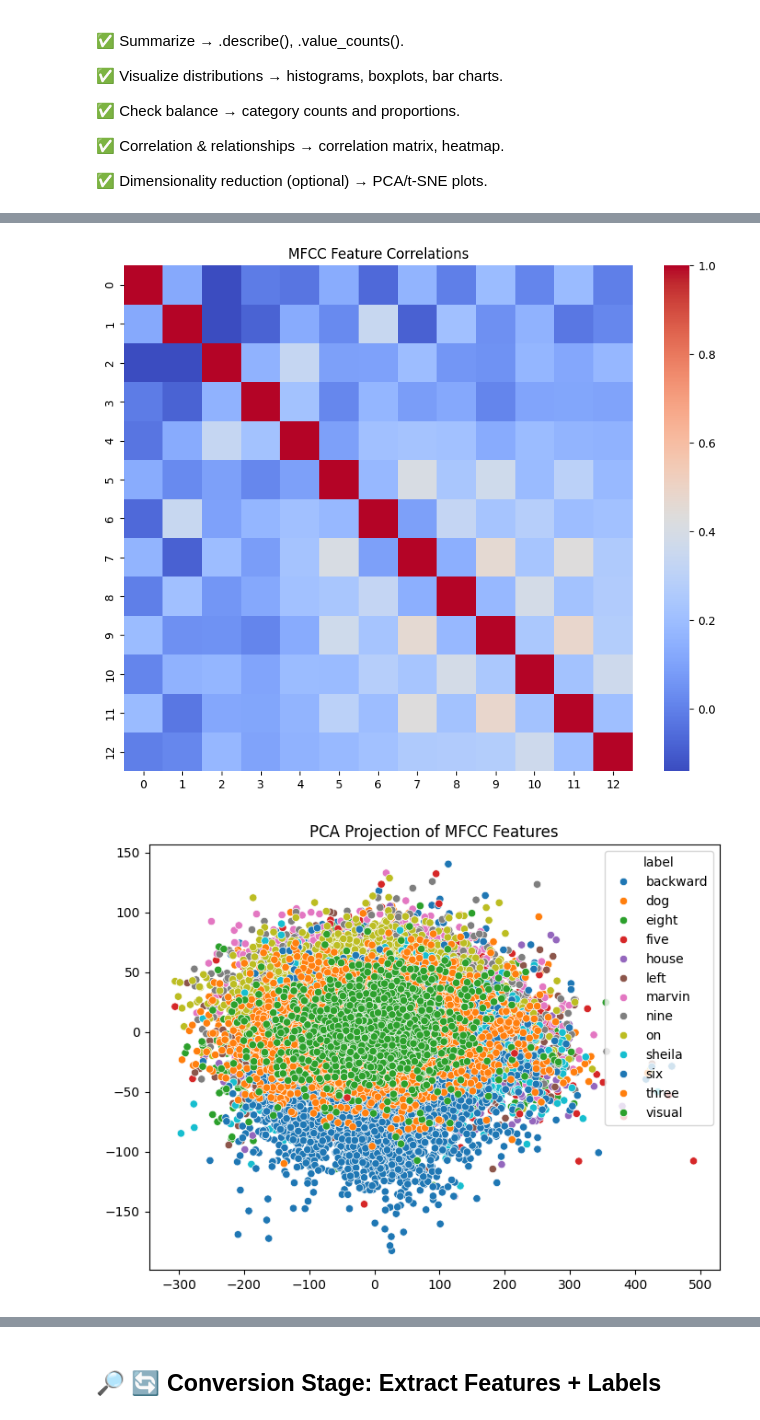
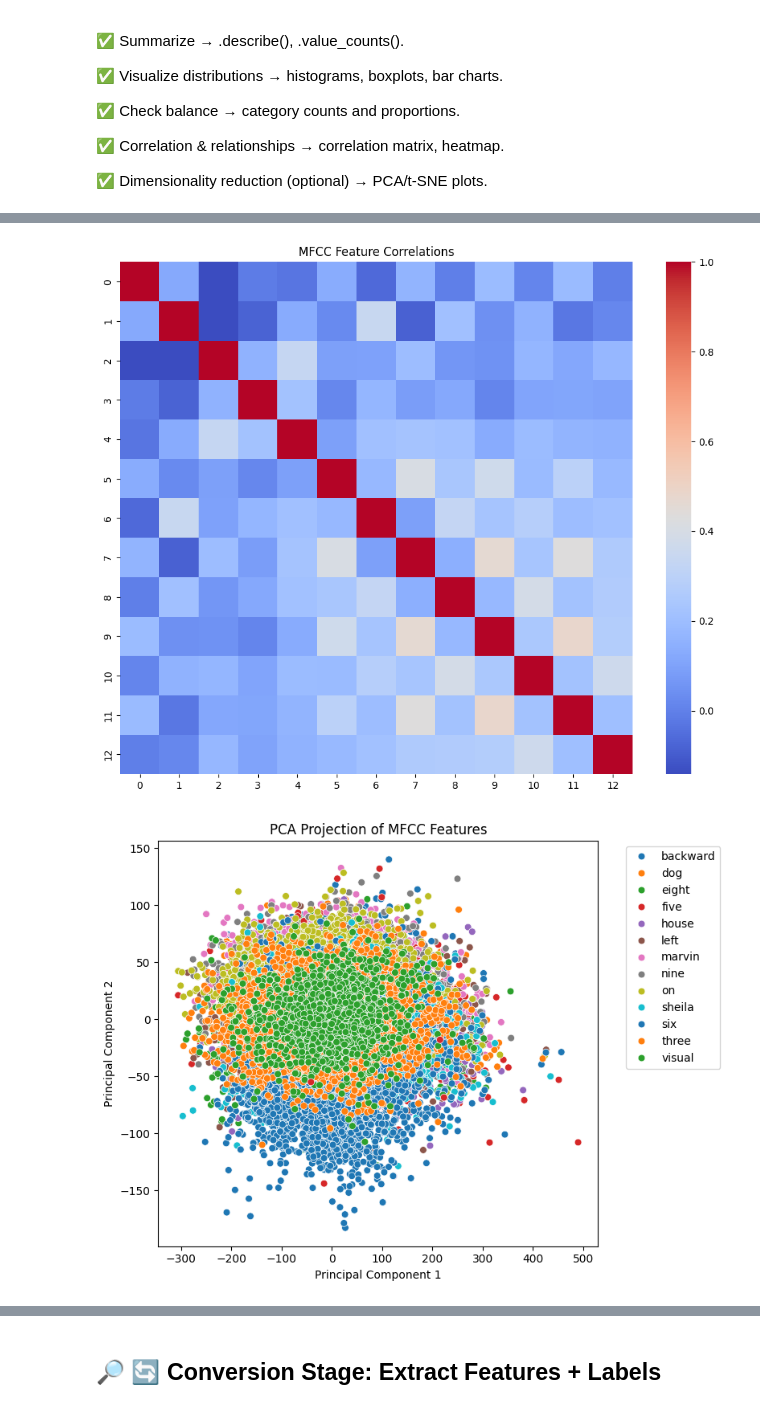
Before and after one commit to CYBERGOLD-D/Voice_Text_AI_Classifier, a Jupyter notebook: Audio_Text_CC_Full.ipynb, the cells around one changed output, grey strips where cells are left out. Cells and saved outputs as stored; diff of their text form; code cells hidden in the pictures.

Commit message:
Finalized project for deployment

```diff
--- a/Audio_Text_CC_Full.ipynb
+++ b/Audio_Text_CC_Full.ipynb
@@ -216,7 +237,10 @@ None
 # %%
-# Load validation list text file
-val_path = os.path.join(data_dir, "validation_list.txt")
+import os
 
+# Path to your validation list file
+val_path = r"C:\Users\everm\Documents_Local\Voice_Text_AI_Classifier\Datasets\validation_list.txt"
+
+# Read the file line by line
 with open(val_path, "r") as f:
     validation_files = f.read().splitlines()
 
@@ -254,7 +364,7 @@ import pandas as pd
 from tqdm import tqdm   # progress bar
 
 # Path to dataset
-data_dir = r"C:\Users\everm\OneDrive\Documents\OD_AL_ML_Capstone_project\Datasets"
+data_dir = r"C:\Users\everm\Documents_Local\Voice_Text_AI_Classifier\Datasets"
 
 # Audio folders only (skip CSV and TXT files)
 audio_folders = [
@@ -422,7 +535,8 @@ import numpy as np
 import pandas as pd
 from tqdm import tqdm  # progress bar
 
-data_dir = r"C:\Users\everm\OneDrive\Documents\OD_AL_ML_Capstone_project\Datasets"
+# Path to dataset
+data_dir = r"C:\Users\everm\Documents_Local\Voice_Text_AI_Classifier\Datasets"
 
 # Load validation list
 val_path = os.path.join(data_dir, "validation_list.txt")
@@ -594,29 +844,47 @@ Name: proportion, dtype: float64
 # %%
-# Correlation and Relationships: Identifies which MFCC features are strongly related. Useful for feature selection or dimensionality reduction.
+# Correlation and Relationships: Identifies which MFCC features are strongly related.
+# Useful for feature selection or dimensionality reduction.
 
+import matplotlib.pyplot as plt
 import seaborn as sns
+from tqdm import tqdm
 
 for step in tqdm(range(1), desc="Computing correlations"):
+    # Compute correlation matrix (excluding labels)
     corr = train_df.drop("label", axis=1).corr()
-    plt.figure(figsize=(10,8))
-    sns.heatmap(corr, cmap="coolwarm")
+
+    # Plot heatmap
+    plt.figure(figsize=(10, 8))
+    sns.heatmap(corr, cmap="coolwarm", annot=False, square=True)
     plt.title("MFCC Feature Correlations")
+    plt.tight_layout()
     plt.show()
 # %% [output]
-[figure, old version]
+[figure, new version]
 # %%
-# Dimensionality Reduction
-
+# Dimensionality Reduction with PCA
+import matplotlib.pyplot as plt
+import seaborn as sns
 from sklearn.decomposition import PCA
+from tqdm import tqdm
 
 for step in tqdm(range(1), desc="Running PCA"):
+    # Separate features and labels
     X = train_df.drop("label", axis=1)
+    y = train_df["label"]
+
+    # Apply PCA to reduce MFCC features to 2D
     pca = PCA(n_components=2)
     X_pca = pca.fit_transform(X)
 
-    plt.figure(figsize=(8,6))
-    sns.scatterplot(x=X_pca[:,0], y=X_pca[:,1], hue=train_df['label'], palette="tab10")
+    # Plot PCA projection
+    plt.figure(figsize=(8, 6))
+    sns.scatterplot(x=X_pca[:, 0], y=X_pca[:, 1], hue=y, palette="tab10", s=40)
     plt.title("PCA Projection of MFCC Features")
+    plt.xlabel("Principal Component 1")
+    plt.ylabel("Principal Component 2")
+    plt.legend(bbox_to_anchor=(1.05, 1), loc='upper left')
+    plt.tight_layout()
     plt.show()
 # %% [output]
-[figure, old version]
+[figure, new version]
```
Also changed, not shown: parts of 45 cells of this notebook, 1 other file.
